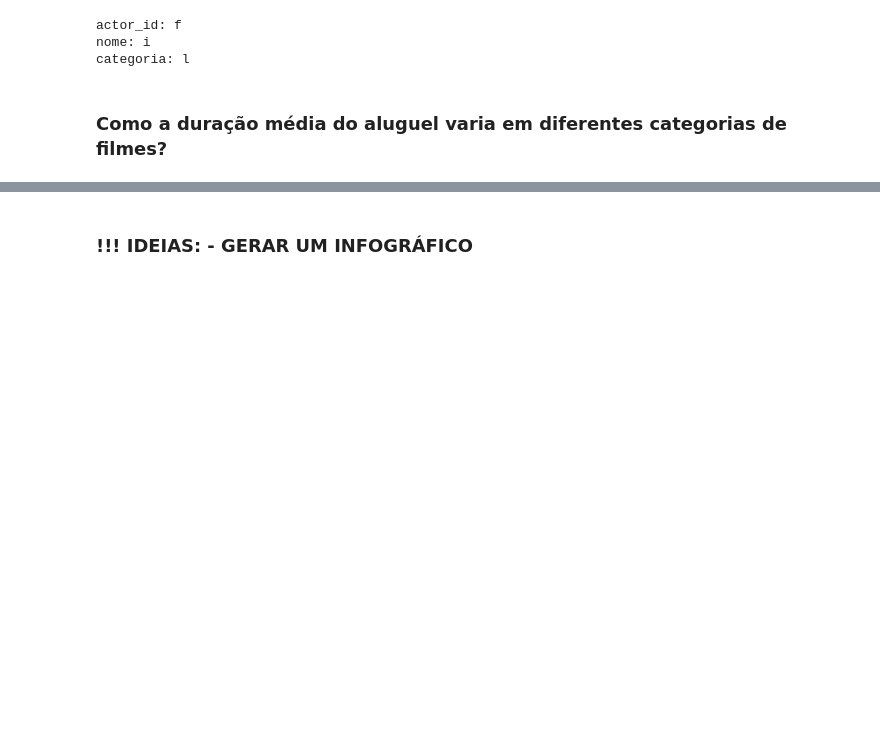
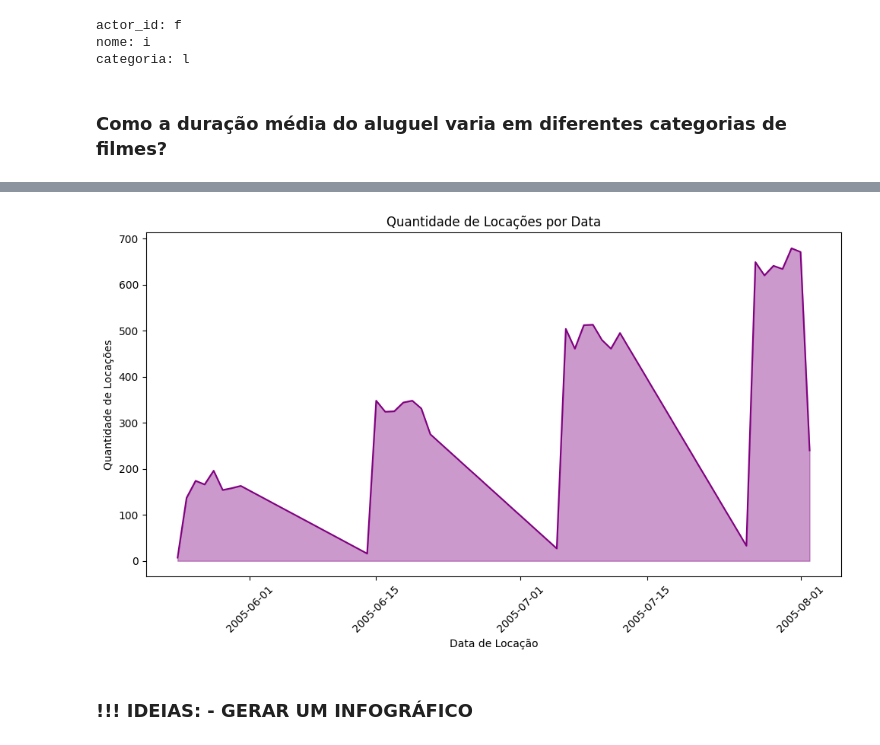
Before and after one commit to AureliaCovre/PROJETO_FILMFRAME, a Jupyter notebook: 3_analises/3 - Análises e resultados.ipynb, the cells around one changed output, grey strips where cells are left out. Drawn from its saved outputs; the diff is of its cells as text; code cells hidden in the pictures; blank space fills up the shorter version.

Commit message:
modified:   2_tratamento/2 - Tratamento.ipynb 	modified:   "3_analises/3 - An\303\241lises e resultados.ipynb" 	modified:   3_analises/alugueis.csv

```diff
--- a/3_analises/3 - Análises e resultados.ipynb
+++ b/3_analises/3 - Análises e resultados.ipynb
@@ -247,2 +280,23 @@ categoria: l
+# %%
+# Converter as colunas de datas em datetime
+alugueis['data_aluguel'] = pd.to_datetime(alugueis['data_aluguel'])
+
+# Contando a quantidade de locações em cada data
+count_by_date = alugueis.groupby('data_aluguel')["rental_id"].count()
+
+# Criando um gráfico de área
+plt.figure(figsize=(10, 6))
+plt.fill_between(count_by_date.index, count_by_date.values, color='purple', alpha=0.4)
+plt.plot(count_by_date.index, count_by_date.values, color='purple')
+plt.xlabel('Data de Locação')
+plt.ylabel('Quantidade de Locações')
+plt.title('Quantidade de Locações por Data')
+plt.xticks(rotation=45)
+plt.tight_layout()
+
+# Mostrando o gráfico
+plt.show()
+# %% [output]
+[figure, added]
 # %% [markdown]
 ### !!! IDEIAS:  - GERAR UM INFOGRÁFICO
```
Also changed, not shown: parts of 15 cells of this notebook, 3 other files.
